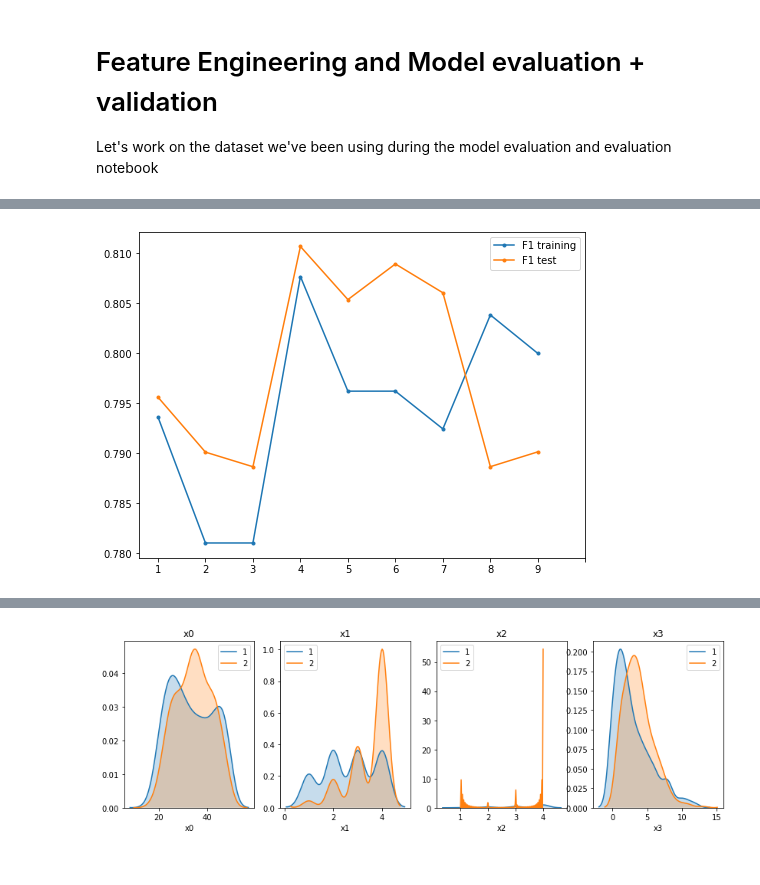
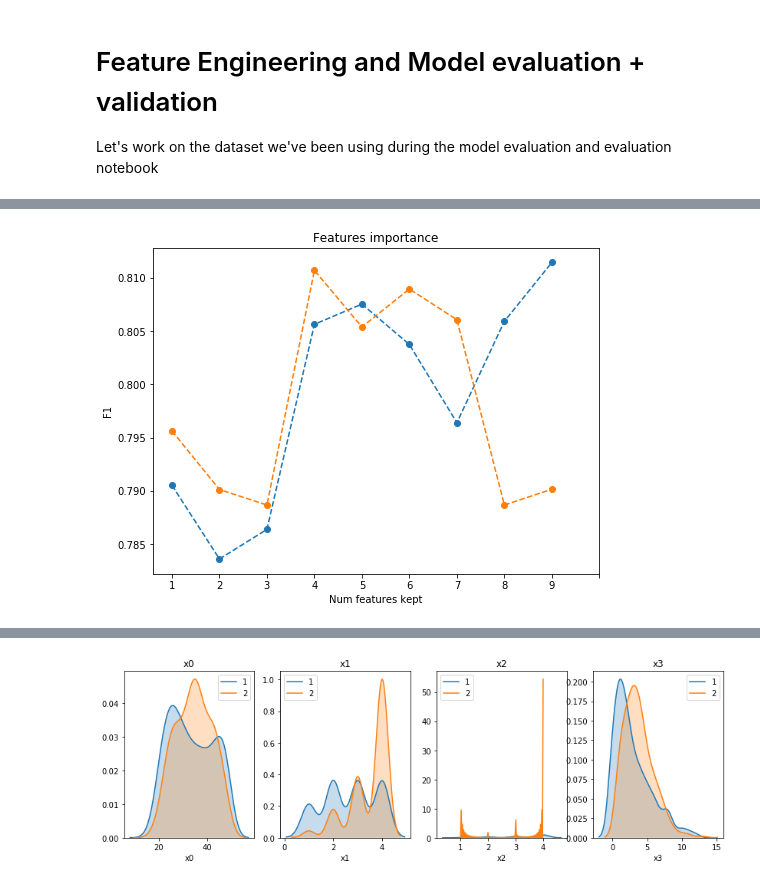
Before and after one commit to renero/class_notebooks, a Jupyter notebook: CMC proposed solution.ipynb, the cells around one changed output, grey strips where cells are left out. Cells and saved outputs as stored; diff of their text form; code cells hidden in the pictures.

```diff
--- a/CMC proposed solution.ipynb
+++ b/CMC proposed solution.ipynb
@@ -39,15 +64,4 @@ np.random.seed(555)
 # %%
-def do_discretize(df):
-    df.discretize('x0', [(15, 20), (20, 25), (25, 30),
-                         (30, 35), (35, 40), (40, 50)])
-    df.discretize('x3', [(0, 2), (2, 4), (4, 6), (6, 8), (8, 10), (10, 20)])
-    df.drop_na()
-    return df
-
-def do_onehot(df):
-    df.onehot_encode(df.names('features'))
-    return df
-
 def init_dataset(onehot=True, discretize=True):
     URL = 'http://archive.ics.uci.edu/ml/machine-learning-databases/cmc/cmc.data'
     df = dataset(URL, header=None)
@@ -60,10 +74,4 @@ def init_dataset(onehot=True, discretize=True):
     df.drop_samples(df.samples_matching(3))
     df = df.to_categorical(['x1', 'x2', 'x4', 'x5', 'x6', 'x7', 'x8'])
 
-    if discretize is True:
-        do_discretize(df)
-
-    if onehot is True:
-        do_onehot(df)
-
     return df
@@ -137,26 +200,30 @@ Test F1: 0.7902
 # %%
-f_f1 = []
-t_f1 = []
+f1_importance = []
 best = {}
 
 for num in tqdm_notebook(range(1, len(df.names()))):
+    # I copy my dataset to another one, as I will be transforming it, and I
+    # want to keep the original
     df2 = df.all.copy(deep=True)
     df2 = dataset.from_dataframe(df2)
     df2.set_target('x9')
 
+    # Discover what are my best feature calling the method `features_importance`
+    # which will determine best features using ReliefF algo (seen in class).
     top_features = df2.features_importance(num_features=num)
     df2.keep_columns(list(top_features.keys()))
+    # Keep track of what features are selected at each step.
     best[num] = list(top_features.keys())
 
-    filtered_F1, filtered_test_F1 = validate.this(df2, keep=False, silent=True)
-    f_f1.append(filtered_F1)
-    t_f1.append(filtered_test_F1)
+    # Final step is to evaluate the model with lower nr of features.
+    f1_importance.append(validate.this(df2, keep=False, silent=True))
 # %%
 plt.figure(figsize=(8,6))
-plt.plot(range(len(f_f1)), f_f1, marker='.', label='F1 training')
-plt.plot(range(len(t_f1)), t_f1, marker='.', label='F1 test')
+plt.title('Features importance')
+plt.plot(range(len(f1_importance)), f1_importance, '--o')
 plt.xticks(range(0, len(df.names())), range(1, len(df.names())))
-plt.legend(loc='best')
+plt.ylabel('F1')
+plt.xlabel('Num features kept')
 plt.show()
 # %% [output]
-[figure, old version]
+[figure, new version]
```
Also changed, not shown: parts of 45 cells of this notebook, 1 other file.
